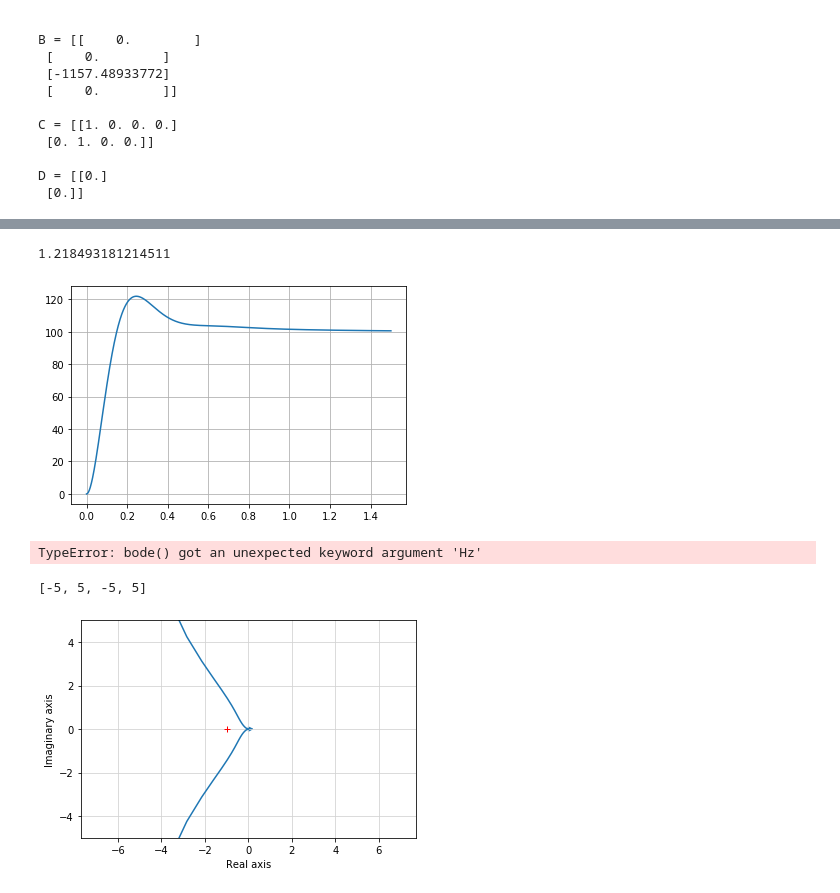
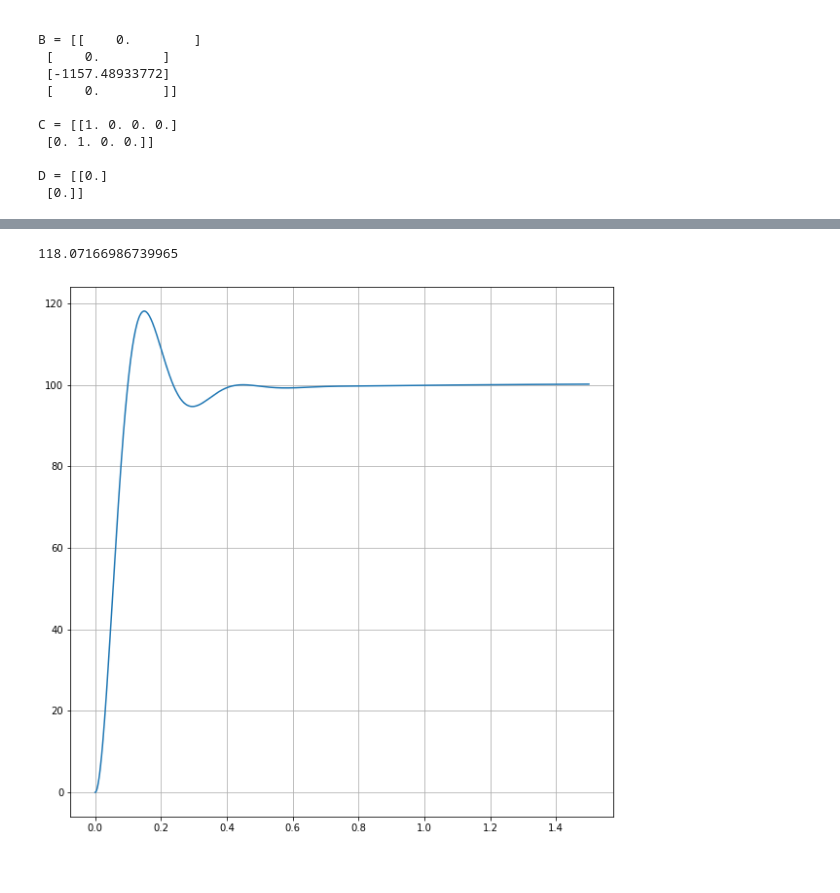
Before and after one commit to jgoppert/aae497-f19, a Jupyter notebook: homework/HW1.ipynb, the cells around one changed output, grey strips where cells are left out. Drawn from its saved outputs; the diff is of its cells as text; code cells hidden in the pictures.

```diff
--- a/homework/HW1.ipynb
+++ b/homework/HW1.ipynb
@@ -120,4 +120,4 @@ plt.plot([0, -10], [0, 10*np.cos(0.707)], '--')
 # %%
-H_PI = (s+3)/s # = 1 + 3 * (1/s) + 0*s
+H_PI = 2 + 1 * (1/s) + 0*s
 H_PI
 # %% [output]
@@ -152,20 +152,9 @@ overshoot
 # %%
 t, y = control.step_response(Gc, T=np.linspace(0, 1.5, 1000))
 plt.plot(t,100*y)
 plt.grid()
-overshoot = max(y)
+overshoot = max(100*y)
 overshoot
 # %% [output]
-1.218493181214511
+118.07166986739965
-[figure, old version]
+[figure, new version]
-# %%
-bode('test', Go, omega=np.logspace(-2, 4), margins=True, Hz=True)
-# %% [output]
-TypeError: bode() got an unexpected keyword argument 'Hz'
-# %%
-control.nyquist(Go);
-plt.axis('equal')
-plt.axis([-5, 5, -5, 5])
-# %% [output]
-[-5, 5, -5, 5]
-[figure, removed]
```
Also changed, not shown: parts of 9 cells of this notebook.
